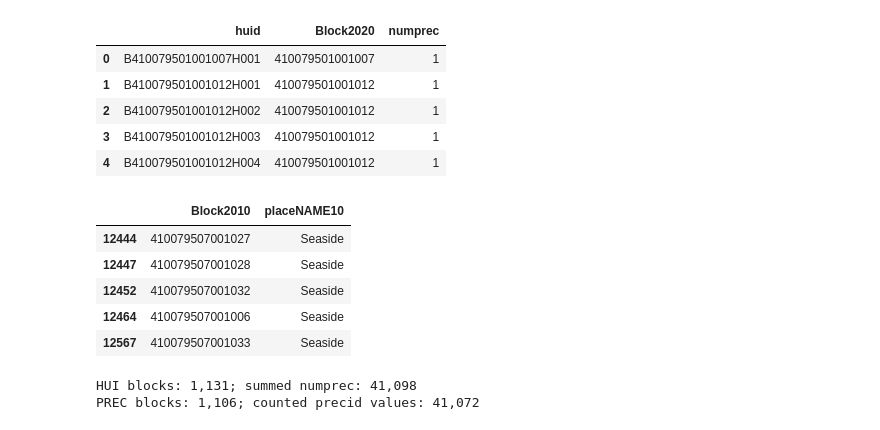
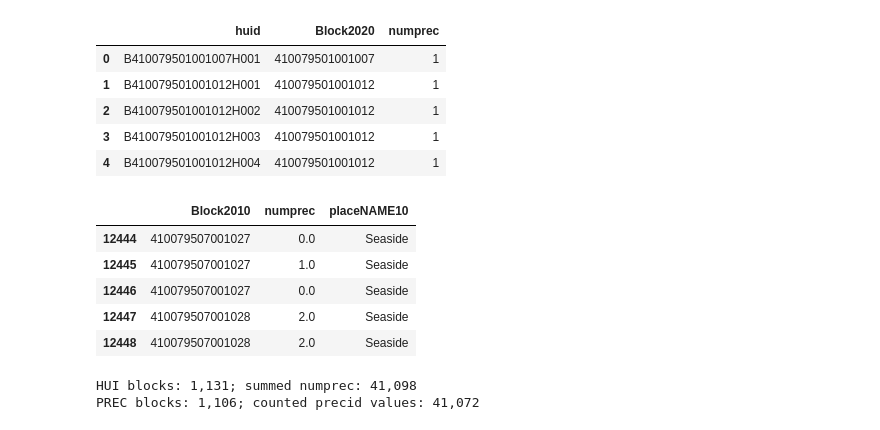
Before and after one commit to npr99/intersect-community-data, a Jupyter notebook: ncoda_07kv7_HUA_PREC_Disability.ipynb, the cells around one changed output. Drawn from its saved outputs; the diff is of its cells as text; code cells hidden in the pictures.

```diff
--- a/ncoda_07kv7_HUA_PREC_Disability.ipynb
+++ b/ncoda_07kv7_HUA_PREC_Disability.ipynb
@@ -1227,19 +1227,17 @@ hui_compare_df.head()
 # %%
 hua_path_2010 = 'OutputData/Seaside_OR_NSI/hua_v2-2-0_Seaside_OR_NSI_2010_NSI_rs9876.csv'
 # Read HUI block id and numprec
-hua2010_compare_df = pd.read_csv(hua_path_2010, usecols=['Block2010', 'placeNAME10'],low_memory=False)
+hua2010_compare_df = pd.read_csv(hua_path_2010, usecols=['Block2010', 'numprec','placeNAME10'],low_memory=False)
 # keep seaside blocks
 hua2010_compare_df = hua2010_compare_df[hua2010_compare_df['placeNAME10'] == 'Seaside']
-# drop duplicates
-hua2010_compare_df = hua2010_compare_df.drop_duplicates(subset=['Block2010'])
 hua2010_compare_df.head()
 # %% [output]
-|  | Block2010 | placeNAME10 |
-| 12444 | 410079507001027 | Seaside |
-| 12447 | 410079507001028 | Seaside |
-| 12452 | 410079507001032 | Seaside |
-| 12464 | 410079507001006 | Seaside |
-| 12567 | 410079507001033 | Seaside |
+|  | Block2010 | numprec | placeNAME10 |
+| 12444 | 410079507001027 | 0.0 | Seaside |
+| 12445 | 410079507001027 | 1.0 | Seaside |
+| 12446 | 410079507001027 | 0.0 | Seaside |
+| 12447 | 410079507001028 | 2.0 | Seaside |
+| 12448 | 410079507001028 | 2.0 | Seaside |
 # %%
 # Sum HUI numprec and count unique PREC ids by block
 hui_by_block = (hui_compare_df.groupby('Block2020', dropna=False, as_index=False)['numprec']
```
Also changed, not shown: parts of 7 cells of this notebook.
